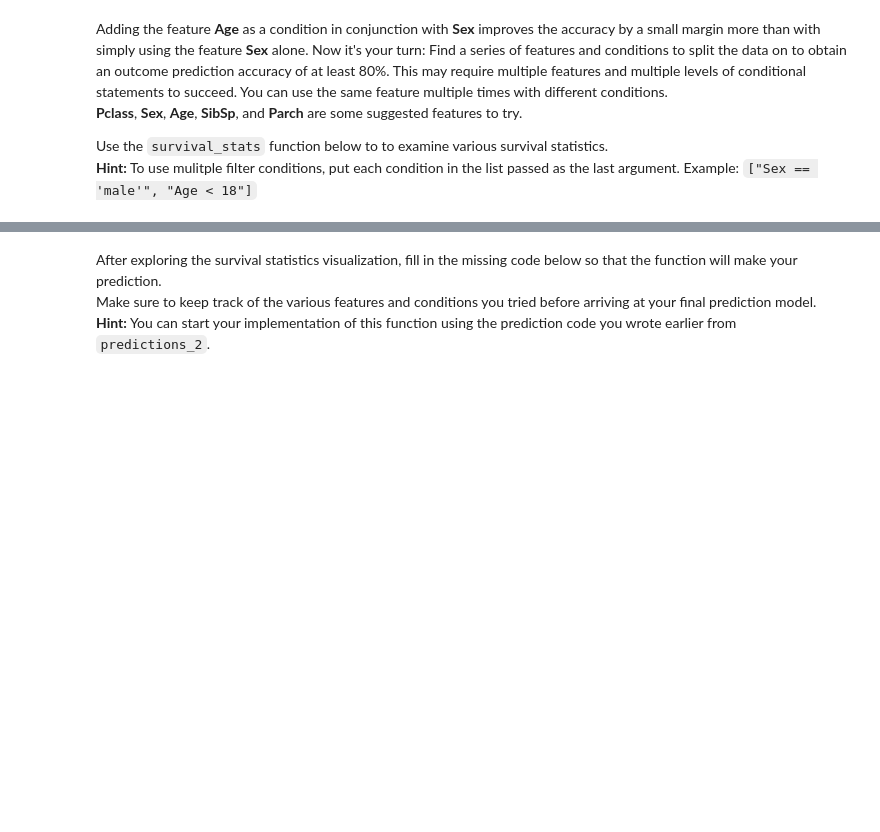
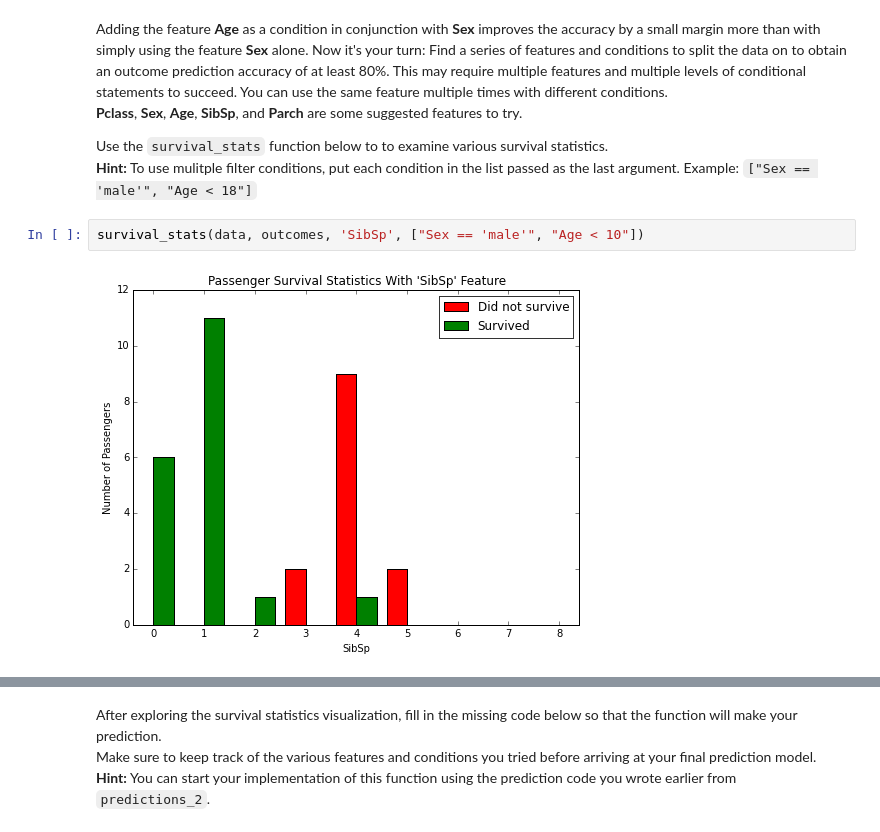
Before and after one commit to PetrShypila/P0-TitanicSurvivalExploration, a Jupyter notebook: Titanic_Survival_Exploration.ipynb, the cells around one changed output, grey strips where cells are left out. Drawn from its saved outputs; the diff is of its cells as text; blank space fills up the shorter version.

```diff
--- a/Titanic_Survival_Exploration.ipynb
+++ b/Titanic_Survival_Exploration.ipynb
@@ -229,3 +232,7 @@ Adding the feature **Age** as a condition in conjunction with **Sex** improves t
 
 Use the `survival_stats` function below to to examine various survival statistics.
 **Hint:** To use mulitple filter conditions, put each condition in the list passed as the last argument. Example: `["Sex == 'male'", "Age < 18"]`
+# %%
+survival_stats(data, outcomes, 'SibSp', ["Sex == 'male'", "Age < 10"])
+# %% [output]
+[figure, added]
```
Also changed, not shown: parts of 10 cells of this notebook, 1 other file.
